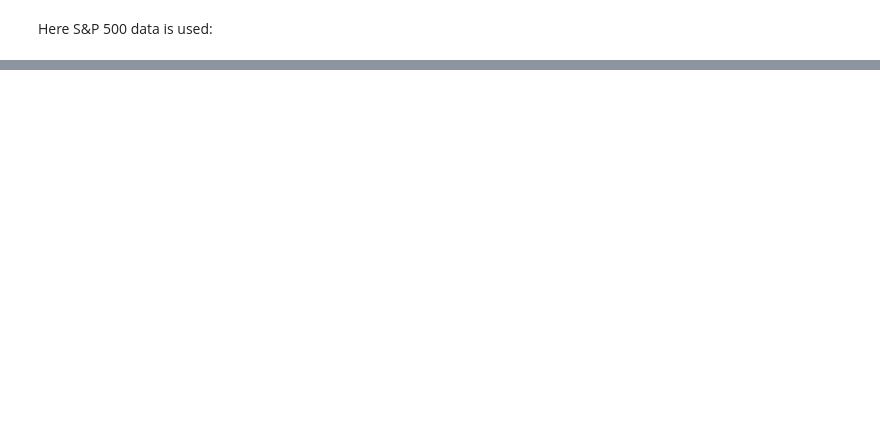
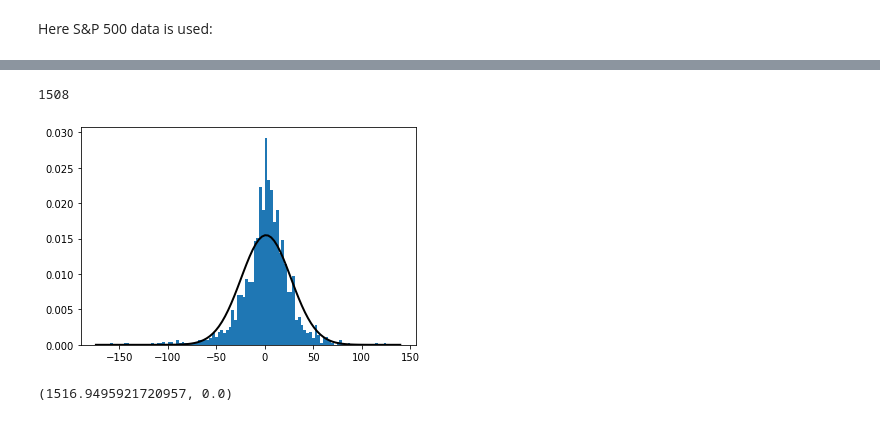
Before and after one commit to MaxdeBock/M2R, a Jupyter notebook: M2R code (python).ipynb, the cells around one changed output, grey strips where cells are left out. Cells and saved outputs as stored; diff of their text form; code cells hidden in the pictures; blank space fills up the shorter version.

```diff
--- a/M2R code (python).ipynb
+++ b/M2R code (python).ipynb
@@ -23,4 +24,7 @@ import scipy as sc
 df = pd.DataFrame({'Series': [np.nan], 'Epsilon': [np.nan], 'Sd': [np.nan]}).dropna()
 def LoadData():
     SP = pd.read_csv('^GSPC.csv')
-    return SP
+    Minute_data =  pd.read_csv('S&P minute data.csv')
+    return SP, Minute_data
+sp, minute_data = LoadData()
+display(minute_data)
@@ -203,2 +238,17 @@ def ChangePlot(A):
+# %%
+def ReturnsDistr(A,every_nth_day):
+    if len(A.shape) == 2:
+        returns = A['Close'].iloc[2::every_nth_day].reset_index(drop=True)-A['Open'].iloc[1:-1:every_nth_day].reset_index(drop=True)
+    else:
+        returns = A
+    print(returns.size)
+    plt.hist(returns, bins=100, density = True)
+    xmin, xmax = plt.xlim()
+    x = np.linspace(xmin, xmax, 100)
+    mu, std = norm.fit(returns)
+    p = norm.pdf(x, mu, std)
+    plt.plot(x, p, 'k', linewidth=2)
+    plt.show()
+    return jarque_bera(returns)
 # %% [markdown]
 Here S&P 500 data is used:
@@ -211,0 +255,8 @@ ChangePlot(sp)
+# %%
+#Adjust size op your data to compare the effect of length of time periods,
+#i.e. JB from ReturnsDistr(sp[0:100],1) and ReturnsDistr(sp[0:1000],10) are comparable
+ReturnsDistr(sp,1)
+# %% [output]
+1508
+[figure, added]
+(1516.9495921720957, 0.0)
```
Also changed, not shown: parts of 13 cells of this notebook.
